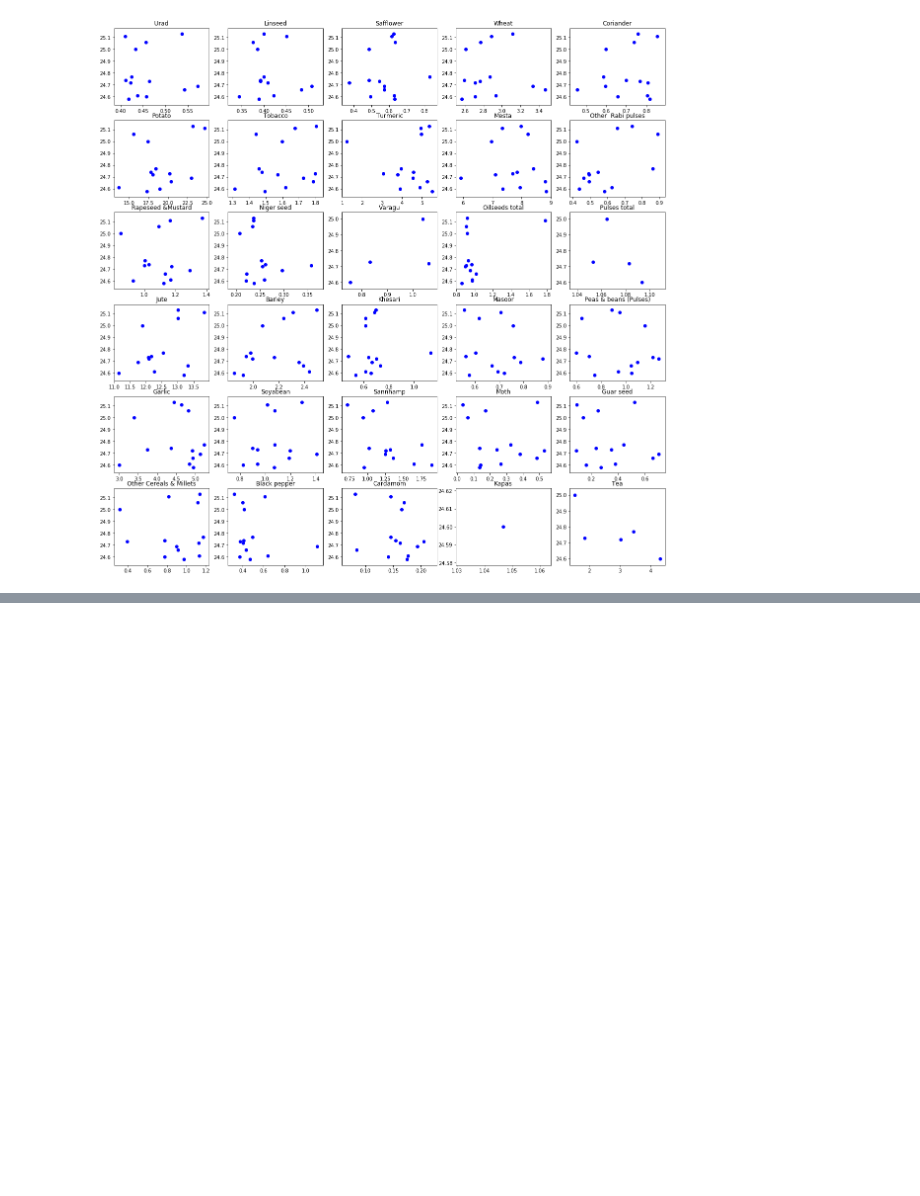
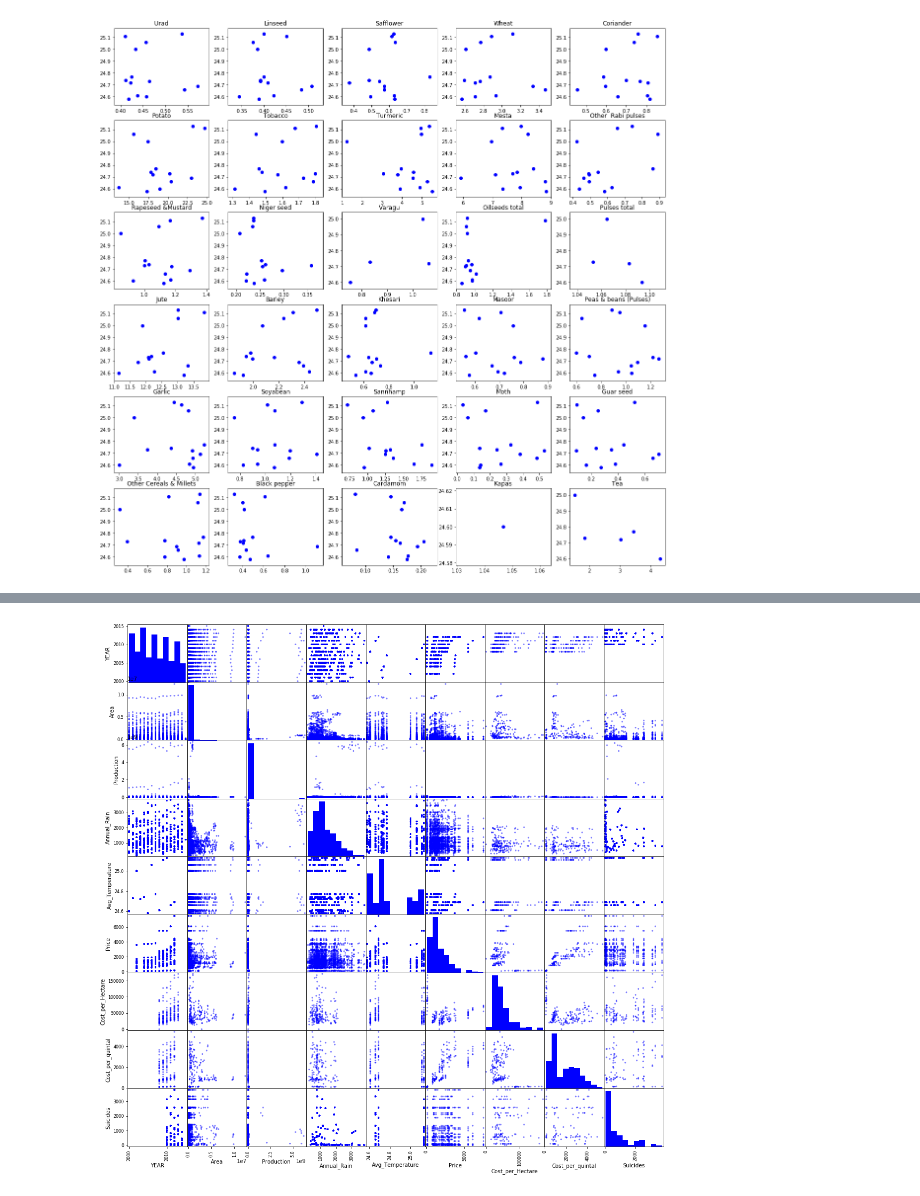
Before and after one commit to nitinvbharti/Agriculture_Analysis, a Jupyter notebook: Agro_analysis.ipynb, the cells around one changed output, grey strips where cells are left out. Drawn from its saved outputs; the diff is of its cells as text; code cells hidden in the pictures; blank space fills up the shorter version.

```diff
--- a/Agro_analysis.ipynb
+++ b/Agro_analysis.ipynb
@@ -702,5 +702,7 @@ merged_all.head()
 | 3 | ANDAMAN & NICOBAR ISLANDS | 2000 | Banana | 1707.0 | 12714.0 | 2763.2 | 24.6 | NaN | ... |
 | 4 | ANDAMAN & NICOBAR ISLANDS | 2000 | Cashewnut | 800.0 | 219.0 | 2763.2 | 24.6 | NaN | ... |
 # %%
-scat_plot = pd.scatter_matrix(merged_all,alpha=0.5,figsize=(15,15))
+scat_plot = pd.scatter_matrix(merged_all,alpha=0.5,figsize=(18,18))
 mplot.show()
+# %% [output]
+[figure, added]
```
